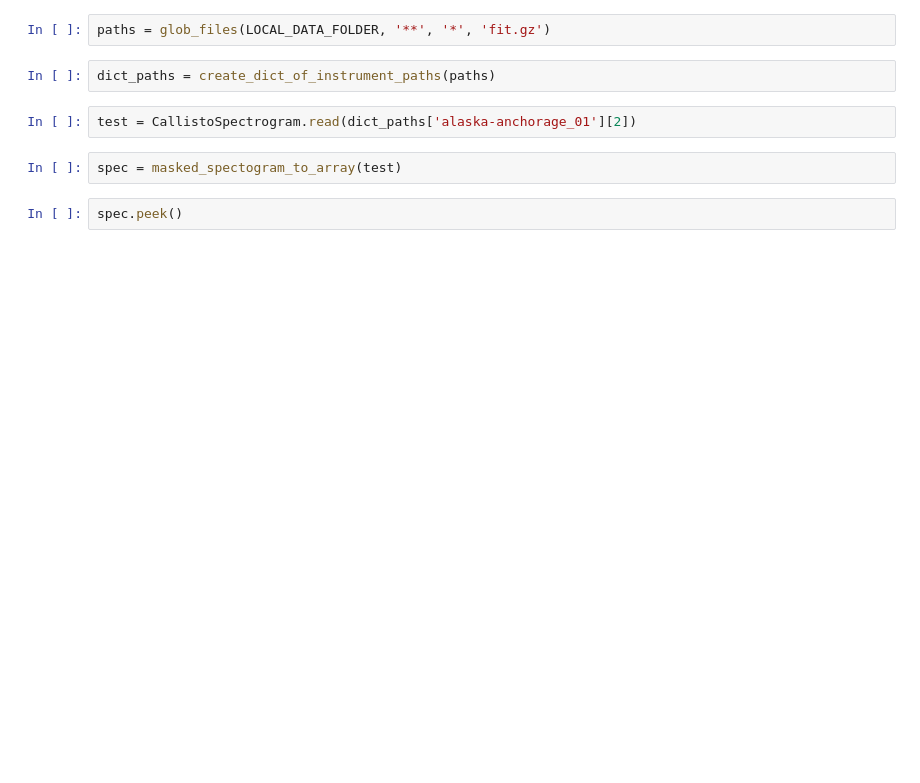
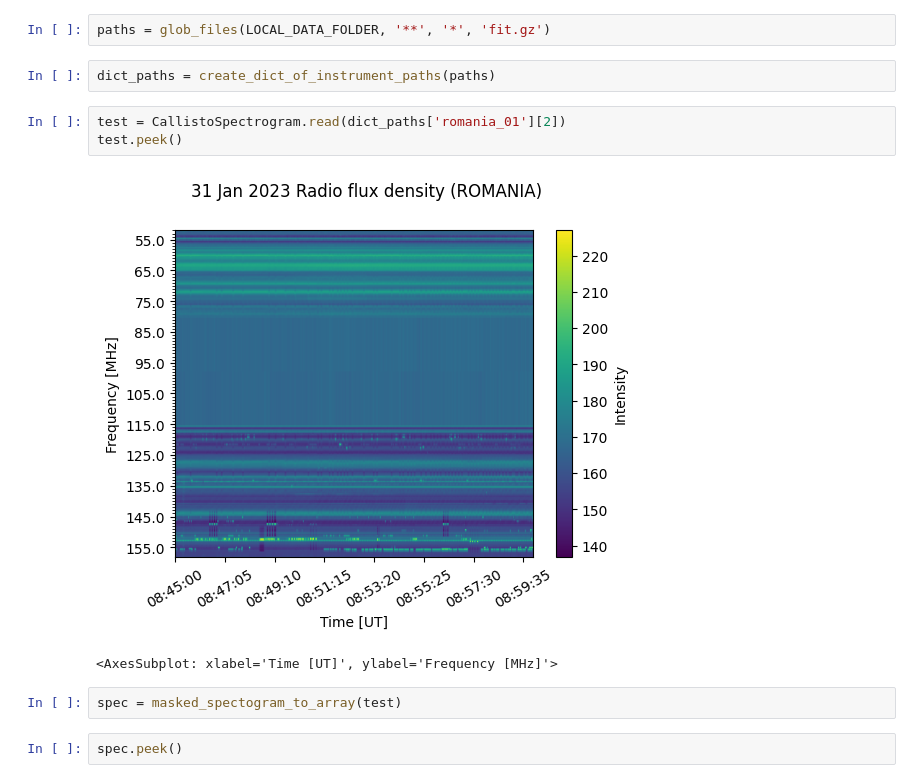
Before and after one commit to i4Ds/Radio-sunburst-labelcreation, a Jupyter notebook: database_creation.ipynb, the cells around one changed output. Cells and saved outputs as stored; diff of their text form; blank space fills up the shorter version.

```diff
--- a/database_creation.ipynb
+++ b/database_creation.ipynb
@@ -15,7 +15,11 @@ paths = glob_files(LOCAL_DATA_FOLDER, '**', '*', 'fit.gz')
 # %%
 dict_paths = create_dict_of_instrument_paths(paths)
 # %%
-test = CallistoSpectrogram.read(dict_paths['alaska-anchorage_01'][2])
+test = CallistoSpectrogram.read(dict_paths['romania_01'][2])
+test.peek()
+# %% [output]
+[figure, added]
+<AxesSubplot: xlabel='Time [UT]', ylabel='Frequency [MHz]'>
 # %%
 spec = masked_spectogram_to_array(test)
 # %%
```
Also changed, not shown: parts of 9 cells of this notebook, 5 other files.
